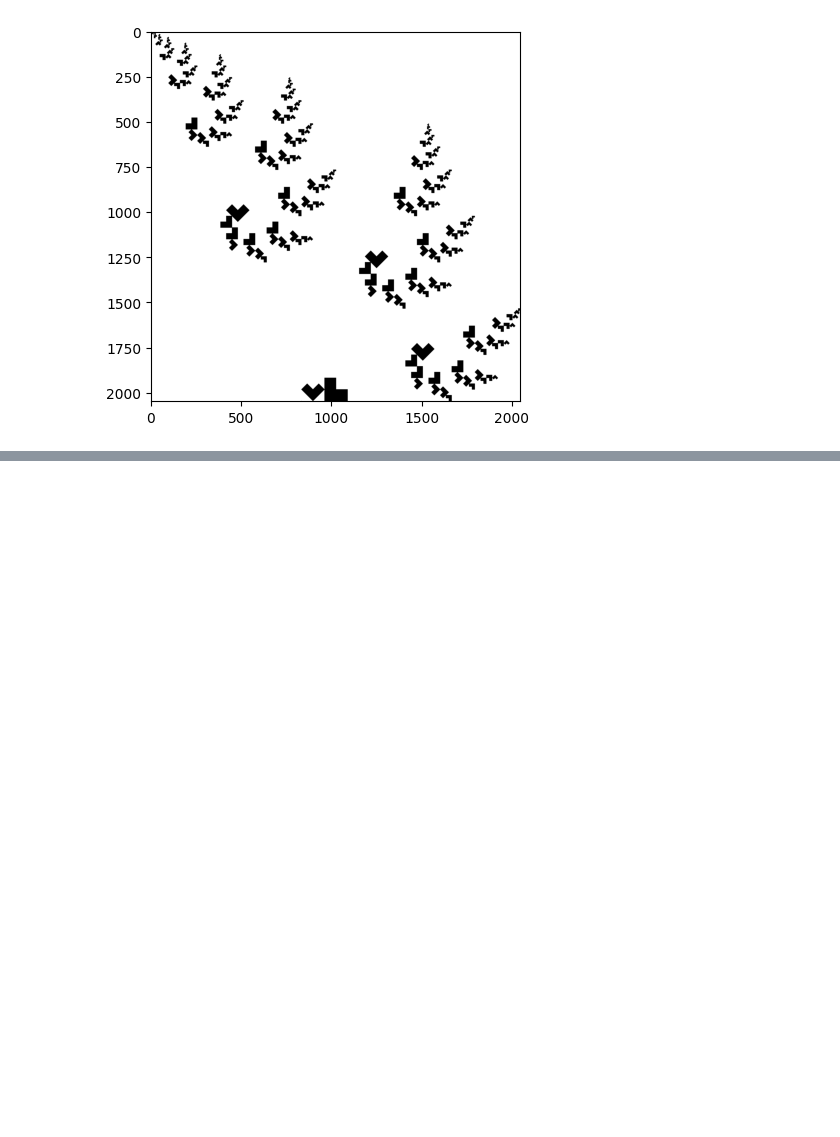
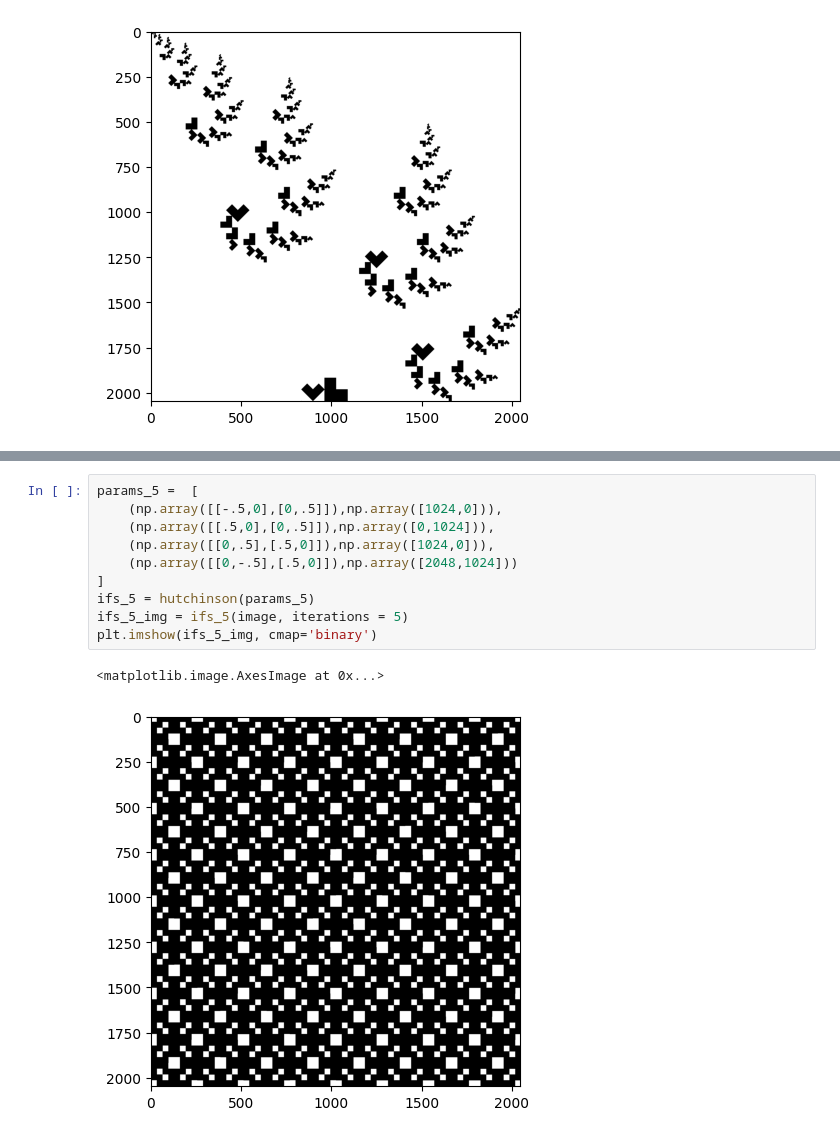
Before and after one commit to PKopel/ComplexSystems, a Jupyter notebook: lab2_ifs.ipynb, the cells around one changed output, grey strips where cells are left out. Drawn from its saved outputs; the diff is of its cells as text; blank space fills up the shorter version.

```diff
--- a/lab2_ifs.ipynb
+++ b/lab2_ifs.ipynb
@@ -150,0 +151,13 @@ plt.imshow(ifs_5_img, cmap='binary')
+# %%
+params_5 =  [
+    (np.array([[-.5,0],[0,.5]]),np.array([1024,0])),
+    (np.array([[.5,0],[0,.5]]),np.array([0,1024])),
+    (np.array([[0,.5],[.5,0]]),np.array([1024,0])),
+    (np.array([[0,-.5],[.5,0]]),np.array([2048,1024]))
+]
+ifs_5 = hutchinson(params_5)
+ifs_5_img = ifs_5(image, iterations = 5)
+plt.imshow(ifs_5_img, cmap='binary')
+# %% [output]
+<matplotlib.image.AxesImage at 0x...>
+[figure, added]
```
Also changed, not shown: parts of 7 cells of this notebook.
